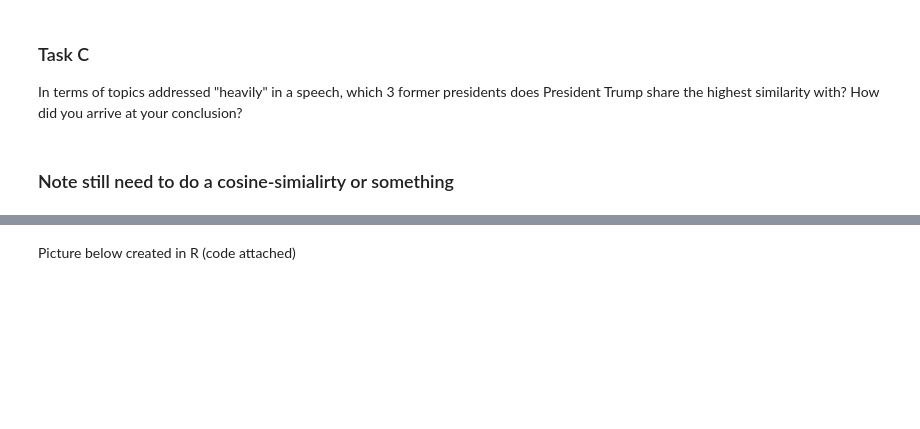
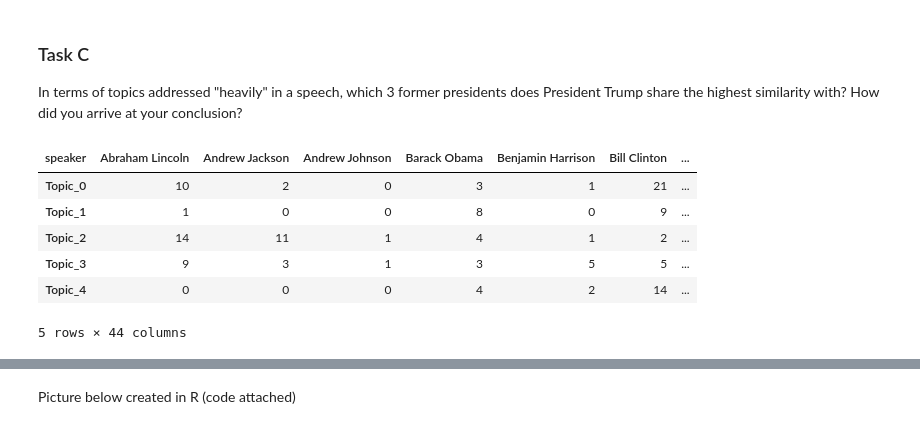
Before and after one commit to p-mckenzie/social-media-analytics, a Jupyter notebook: Assignment_2/HW_2.ipynb, the cells around one changed output, grey strips where cells are left out. Cells and saved outputs as stored; diff of their text form; code cells hidden in the pictures; blank space fills up the shorter version.

```diff
--- a/Assignment_2/HW_2.ipynb
+++ b/Assignment_2/HW_2.ipynb
@@ -208,5 +189,14 @@ Note: This graph was produced in R, I will clean it up later. I spent the last h
 # %% [markdown]
 ### Task C
 In terms of topics addressed "heavily" in a speech, which 3 former presidents does President Trump share the highest similarity with? How did you arrive at your conclusion?
-# %% [markdown]
-### Note still need to do a cosine-simialirty or something
+# %%
+cos = df.groupby('speaker')[df.columns[7:]].sum().T
+cos.head()
+# %% [output]
+| speaker | Abraham Lincoln | Andrew Jackson | Andrew Johnson | Barack Obama | Benjamin Harrison | Bill Clinton | ... |
+| Topic_0 | 10 | 2 | 0 | 3 | 1 | 21 | ... |
+| Topic_1 | 1 | 0 | 0 | 8 | 0 | 9 | ... |
+| Topic_2 | 14 | 11 | 1 | 4 | 1 | 2 | ... |
+| Topic_3 | 9 | 3 | 1 | 3 | 5 | 5 | ... |
+| Topic_4 | 0 | 0 | 0 | 4 | 2 | 14 | ... |
+5 rows × 44 columns
```
Also changed, not shown: parts of 15 cells of this notebook, 6 other files.
